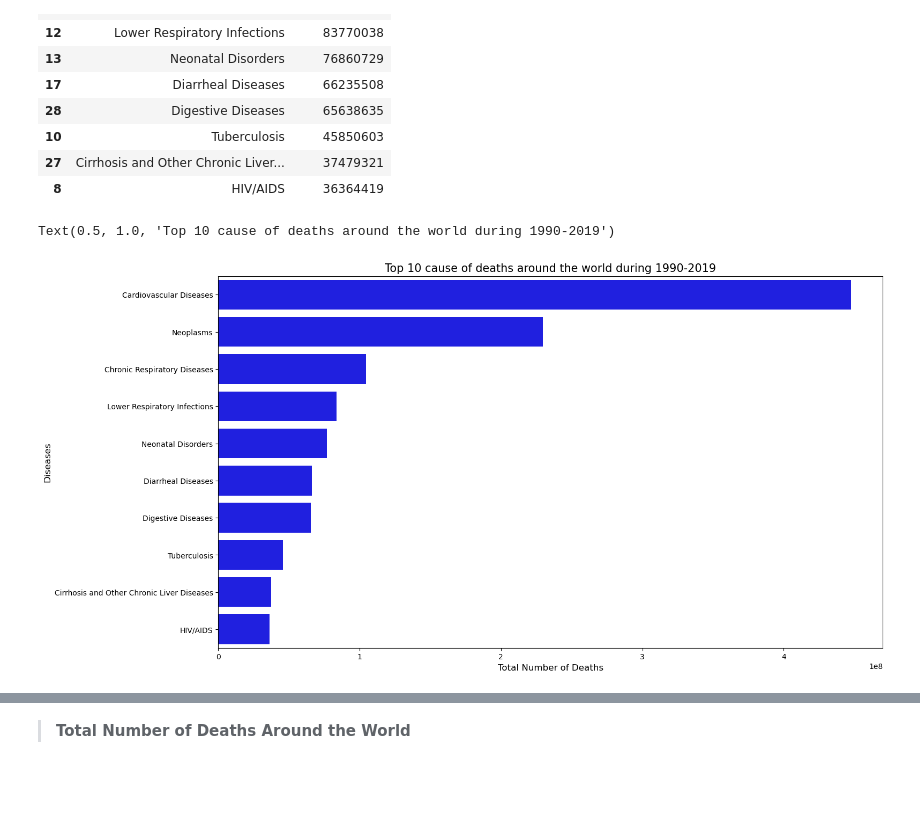
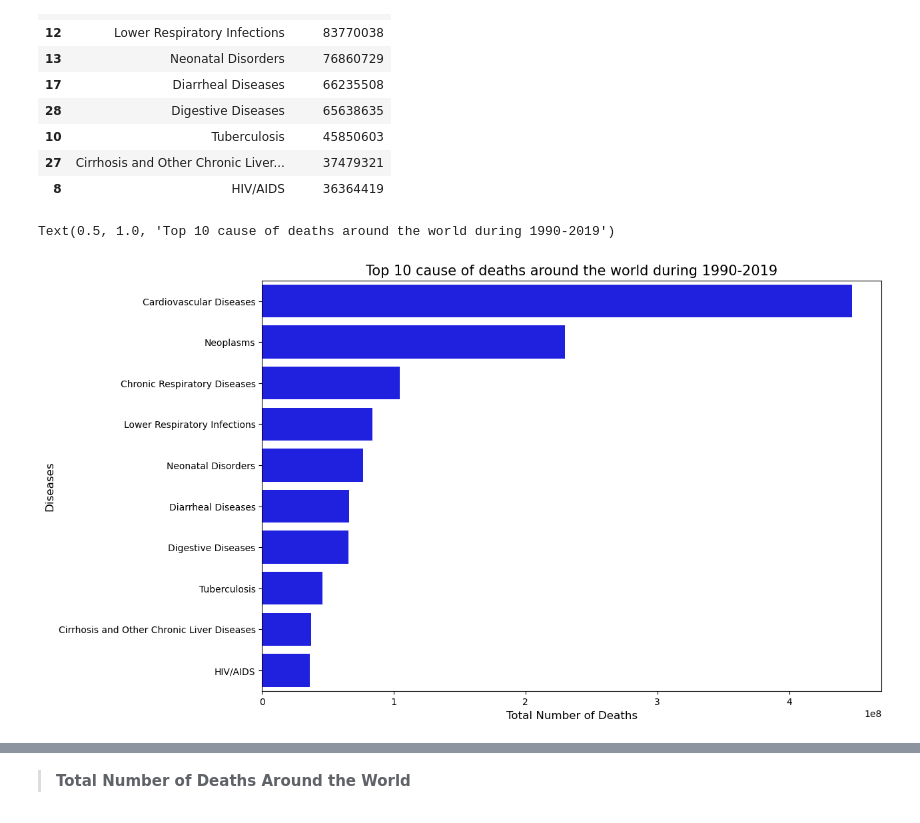
Before and after one commit to kamala2dt/Cause-of-Deaths-Analysis, a Jupyter notebook: cause-of-deaths-analysis.ipynb, the cells around one changed output, grey strips where cells are left out. Saved outputs shown, nothing was run; the diff lists cells and outputs as text; code cells hidden in the pictures; blank space fills up the shorter version.

```diff
--- a/cause-of-deaths-analysis.ipynb
+++ b/cause-of-deaths-analysis.ipynb
@@ -281,17 +281,17 @@ Top10_diseases
 # %%
 # Create a bar chart of Top 10 cause of deaths
 
-plt.figure(figsize=(16,9))
+plt.figure(figsize=(12,8))
 
 sns.barplot(data = Top10_diseases, x = 'Total_deaths', y = 'Diseases', color = 'Blue')
 
 # Add some text for labels, title
 plt.xlabel('Total Number of Deaths', fontsize = 12)
 plt.ylabel('Diseases', fontsize = 12)
 plt.title('Top 10 cause of deaths around the world during 1990-2019', fontsize =15)
 # %% [output]
 Text(0.5, 1.0, 'Top 10 cause of deaths around the world during 1990-2019')
-[figure, old version]
+[figure, new version]
 # %%
 # Create a Treemap
 
```
Also changed, not shown: parts of 11 cells of this notebook.
